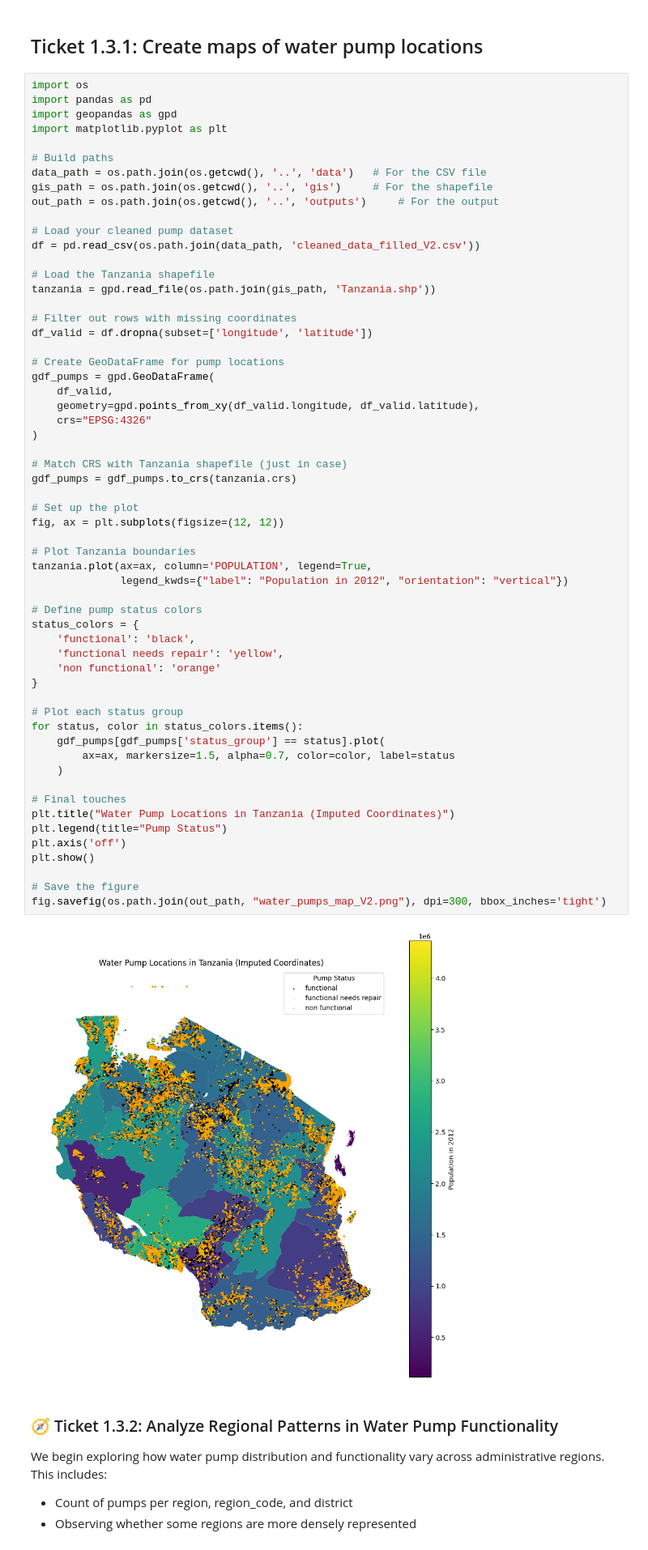
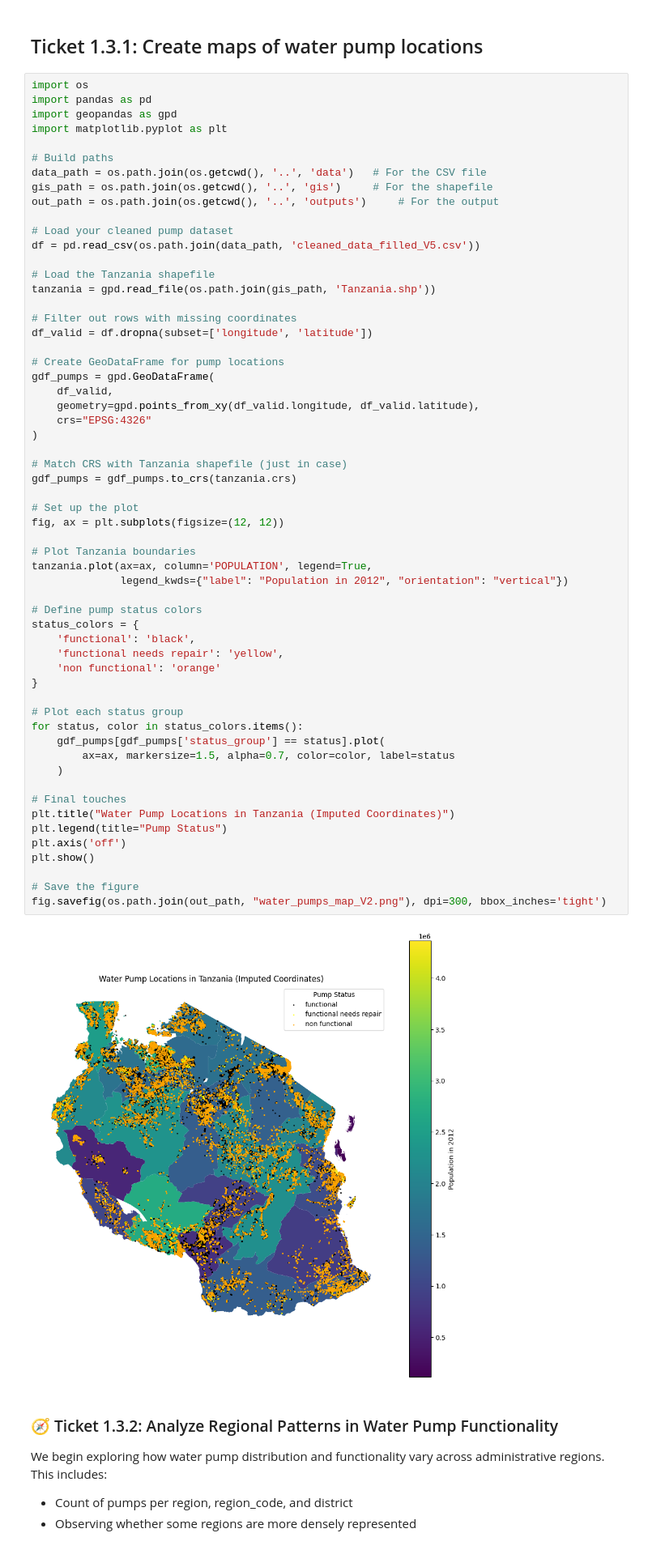
Before and after one commit to jimbodonahue/water_pumps, a Jupyter notebook: notebooks/EDA_Sprint1.ipynb, the cells around one changed output. Shown at 81% size. Drawn from its saved outputs; the diff is of its cells as text.

Commit message:
Cleaned and polished notebook

```diff
--- a/notebooks/EDA_Sprint1.ipynb
+++ b/notebooks/EDA_Sprint1.ipynb
@@ -324,7 +324,7 @@ gis_path = os.path.join(os.getcwd(), '..', 'gis')     # For the shapefile
 out_path = os.path.join(os.getcwd(), '..', 'outputs')     # For the output
 
 # Load your cleaned pump dataset
-df = pd.read_csv(os.path.join(data_path, 'cleaned_data_filled_V2.csv'))
+df = pd.read_csv(os.path.join(data_path, 'cleaned_data_filled_V5.csv'))
 
 # Load the Tanzania shapefile
 tanzania = gpd.read_file(os.path.join(gis_path, 'Tanzania.shp'))
@@ -344,34 +344,34 @@ gdf_pumps = gdf_pumps.to_crs(tanzania.crs)
 
 # Set up the plot
 fig, ax = plt.subplots(figsize=(12, 12))
 
 # Plot Tanzania boundaries
 tanzania.plot(ax=ax, column='POPULATION', legend=True,
               legend_kwds={"label": "Population in 2012", "orientation": "vertical"})
 
 # Define pump status colors
 status_colors = {
     'functional': 'black',
     'functional needs repair': 'yellow',
     'non functional': 'orange'
 }
 
 # Plot each status group
 for status, color in status_colors.items():
     gdf_pumps[gdf_pumps['status_group'] == status].plot(
         ax=ax, markersize=1.5, alpha=0.7, color=color, label=status
     )
 
 # Final touches
 plt.title("Water Pump Locations in Tanzania (Imputed Coordinates)")
 plt.legend(title="Pump Status")
 plt.axis('off')
 plt.show()
 
 # Save the figure
 fig.savefig(os.path.join(out_path, "water_pumps_map_V2.png"), dpi=300, bbox_inches='tight')
 # %% [output]
-[figure, old version]
+[figure, new version]
 # %% [markdown]
 ### 🧭 Ticket 1.3.2: Analyze Regional Patterns in Water Pump Functionality
 
```
Also changed, not shown: 14 other files.
